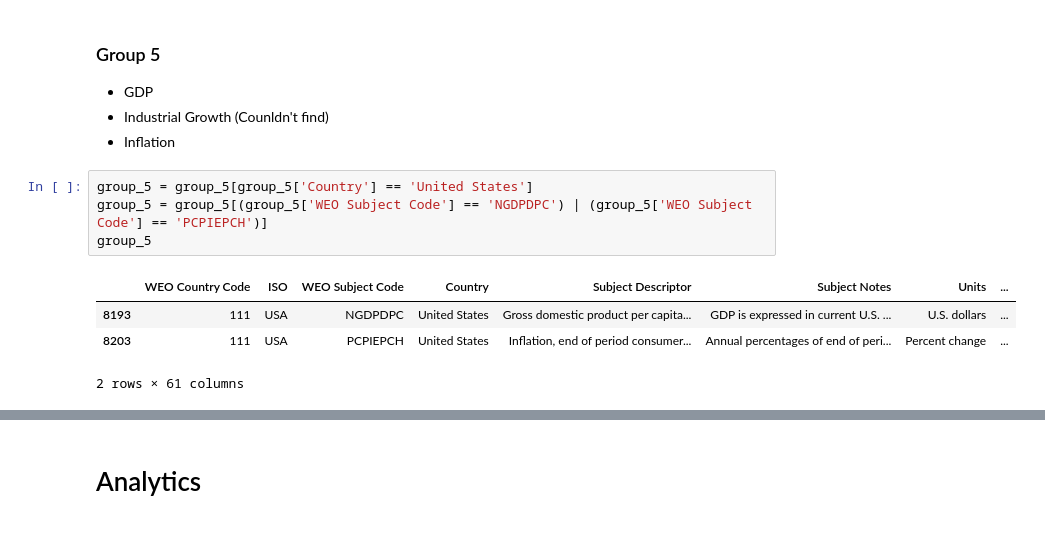
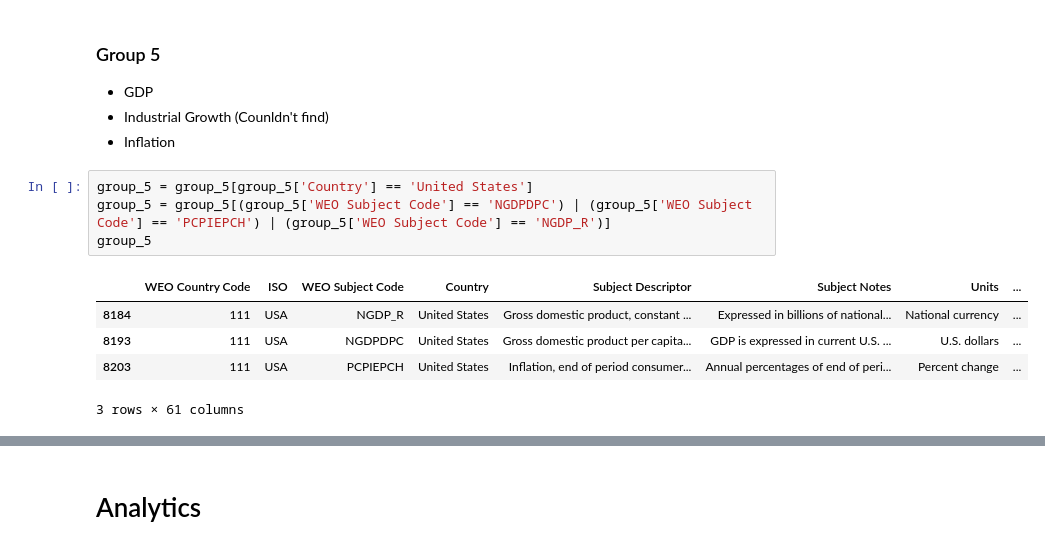
Before and after one commit to yomisamadesu/DS_ML_Project_colab-integrartion, a Jupyter notebook: DSML1/data_inspection.ipynb, the cells around one changed output, grey strips where cells are left out. Saved outputs shown, nothing was run; the diff lists cells and outputs as text.

```diff
--- a/DSML1/data_inspection.ipynb
+++ b/DSML1/data_inspection.ipynb
@@ -158,10 +158,11 @@ group_3
 - Inflation
 # %%
 group_5 = group_5[group_5['Country'] == 'United States']
-group_5 = group_5[(group_5['WEO Subject Code'] == 'NGDPDPC') | (group_5['WEO Subject Code'] == 'PCPIEPCH')]
+group_5 = group_5[(group_5['WEO Subject Code'] == 'NGDPDPC') | (group_5['WEO Subject Code'] == 'PCPIEPCH') | (group_5['WEO Subject Code'] == 'NGDP_R')]
 group_5
 # %% [output]
 |  | WEO Country Code | ISO | WEO Subject Code | Country | Subject Descriptor | Subject Notes | Units | ... |
+| 8184 | 111 | USA | NGDP_R | United States | Gross domestic product, constant ... | Expressed in billions of national... | National currency | ... |
 | 8193 | 111 | USA | NGDPDPC | United States | Gross domestic product per capita... | GDP is expressed in current U.S. ... | U.S. dollars | ... |
 | 8203 | 111 | USA | PCPIEPCH | United States | Inflation, end of period consumer... | Annual percentages of end of peri... | Percent change | ... |
-2 rows × 61 columns
+3 rows × 61 columns
```
Also changed, not shown: parts of 19 cells of this notebook.
